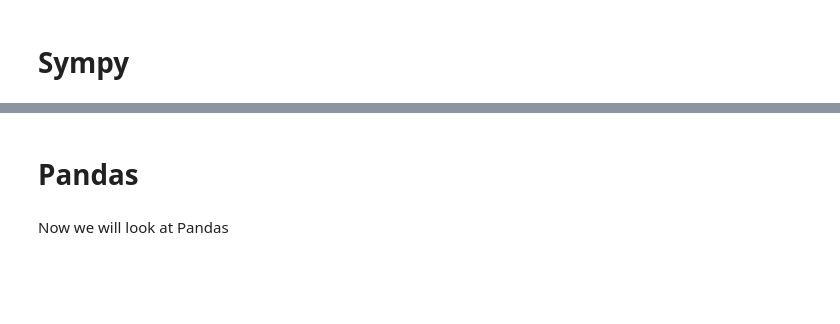
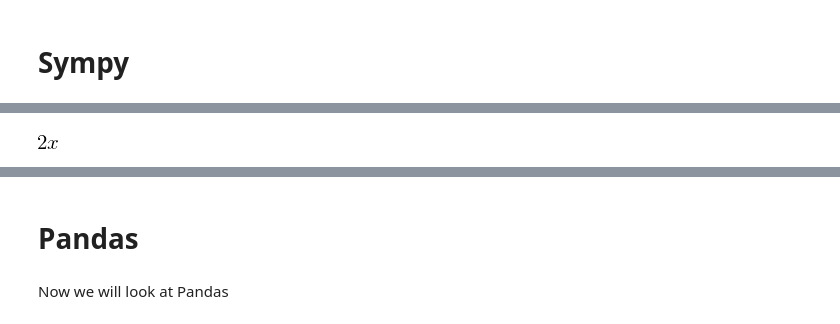
Before and after one commit to jpierel14/USC_PythonCourse_2019, a Jupyter notebook: Day_2/Python Core.ipynb, the cells around one changed output, grey strips where cells are left out. Drawn from its saved outputs; the diff is of its cells as text; code cells hidden in the pictures; blank space fills up the shorter version.

```diff
--- a/Day_2/Python Core.ipynb
+++ b/Day_2/Python Core.ipynb
@@ -162,2 +187,6 @@ Derivative(x**2,x)
+# %%
+diff(x**2,x)
+# %% [output]
+[figure, added]
 # %%
 integrate(x**2,(x,1,4)) #definite integration
```
Also changed, not shown: parts of 19 cells of this notebook, 7 other files.
